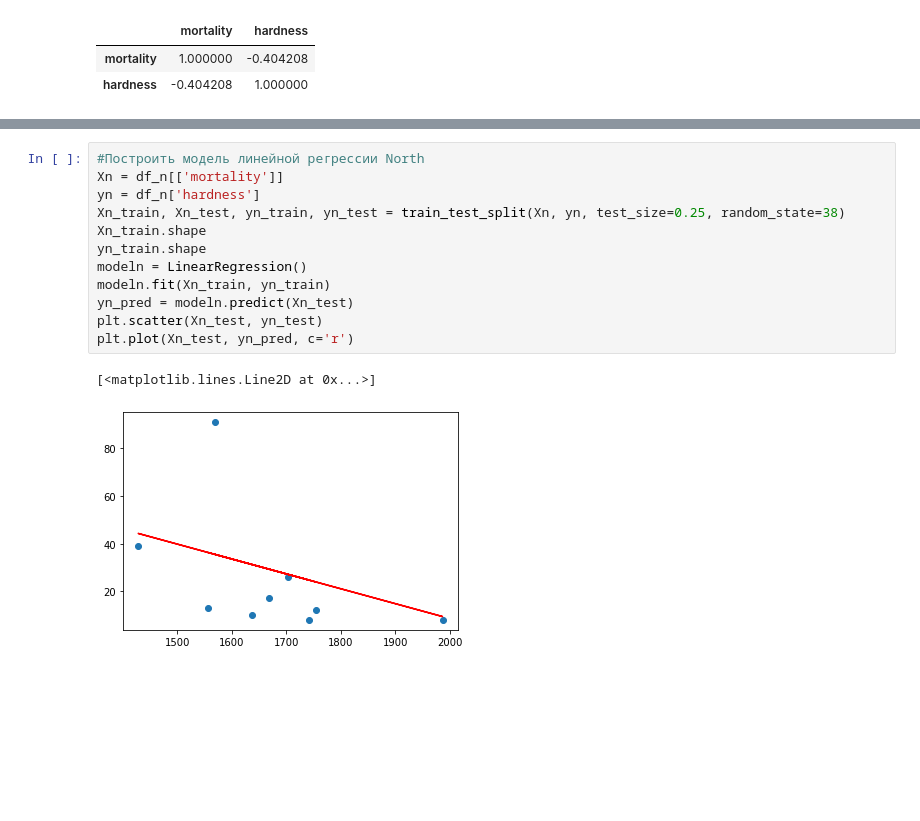
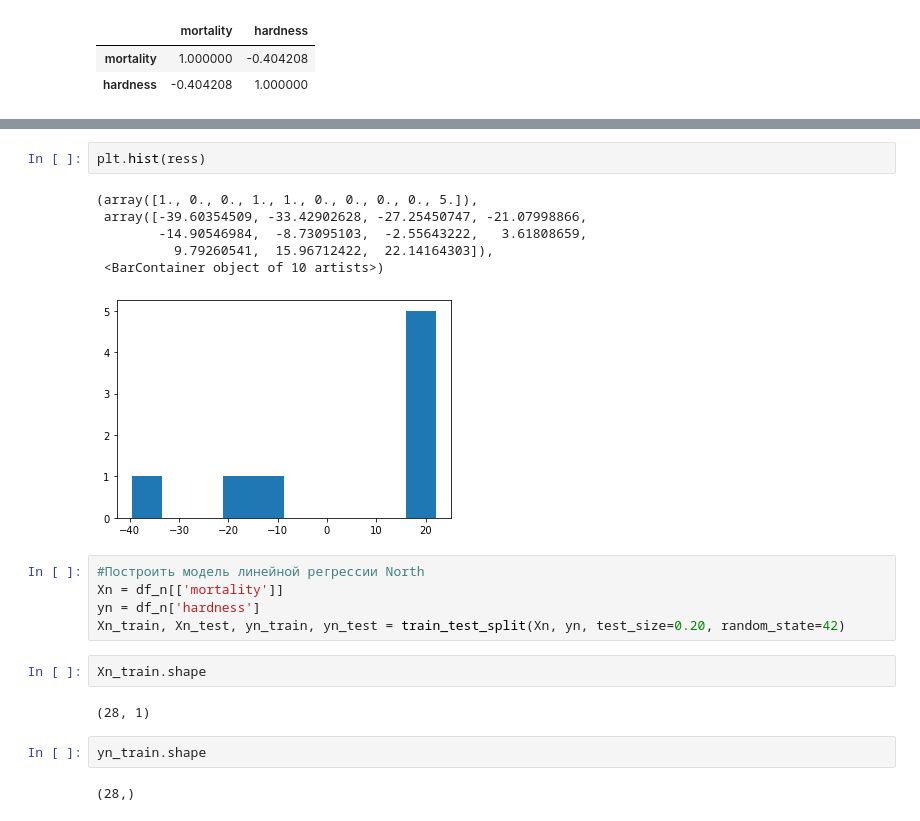
Before and after one commit to httphellojulia/netol, a Jupyter notebook: Statistics in Python/Homework 4/Homework 4.ipynb, the cells around one changed output, grey strips where cells are left out. Drawn from its saved outputs; the diff is of its cells as text; blank space fills up the shorter version.

```diff
--- a/Statistics in Python/Homework 4/Homework 4.ipynb
+++ b/Statistics in Python/Homework 4/Homework 4.ipynb
@@ -158,15 +191,22 @@ models.score(Xs_test, ys_test)
+# %%
+plt.hist(ress)
+# %% [output]
+(array([1., 0., 0., 1., 1., 0., 0., 0., 0., 5.]),
+ array([-39.60354509, -33.42902628, -27.25450747, -21.07998866,
+        -14.90546984,  -8.73095103,  -2.55643222,   3.61808659,
+          9.79260541,  15.96712422,  22.14164303]),
+ <BarContainer object of 10 artists>)
+[figure, added]
 # %%
 #Построить модель линейной регрессии North
 Xn = df_n[['mortality']]
 yn = df_n['hardness']
-Xn_train, Xn_test, yn_train, yn_test = train_test_split(Xn, yn, test_size=0.25, random_state=38)
-Xn_train.shape
-yn_train.shape
-modeln = LinearRegression()
-modeln.fit(Xn_train, yn_train)
-yn_pred = modeln.predict(Xn_test)
-plt.scatter(Xn_test, yn_test)
-plt.plot(Xn_test, yn_pred, c='r')
+Xn_train, Xn_test, yn_train, yn_test = train_test_split(Xn, yn, test_size=0.20, random_state=42)
-# %% [output]
-[<matplotlib.lines.Line2D at 0x...>]
-[figure, removed]
+# %%
+Xn_train.shape
+# %% [output]
+(28, 1)
+# %%
+yn_train.shape
+# %% [output]
+(28,)
```
Also changed, not shown: parts of 33 cells of this notebook.
